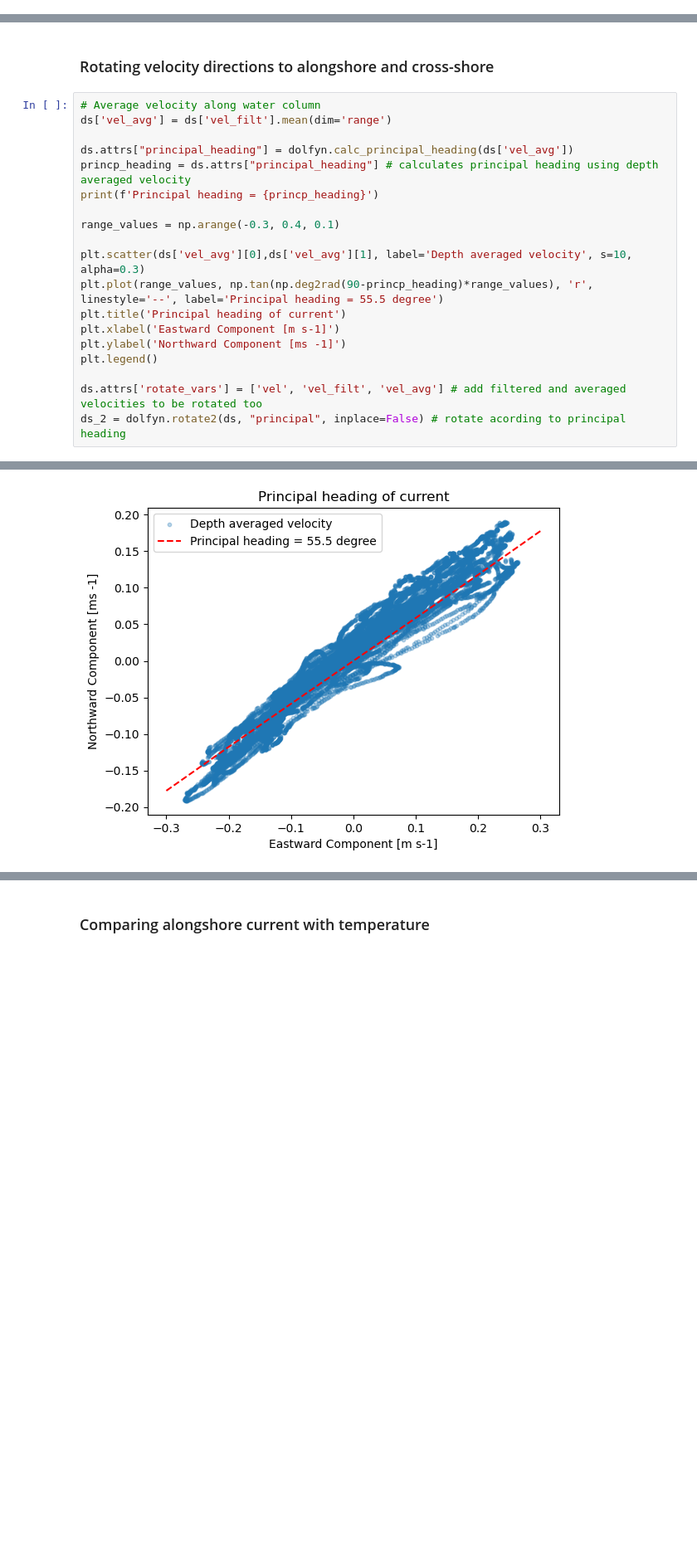
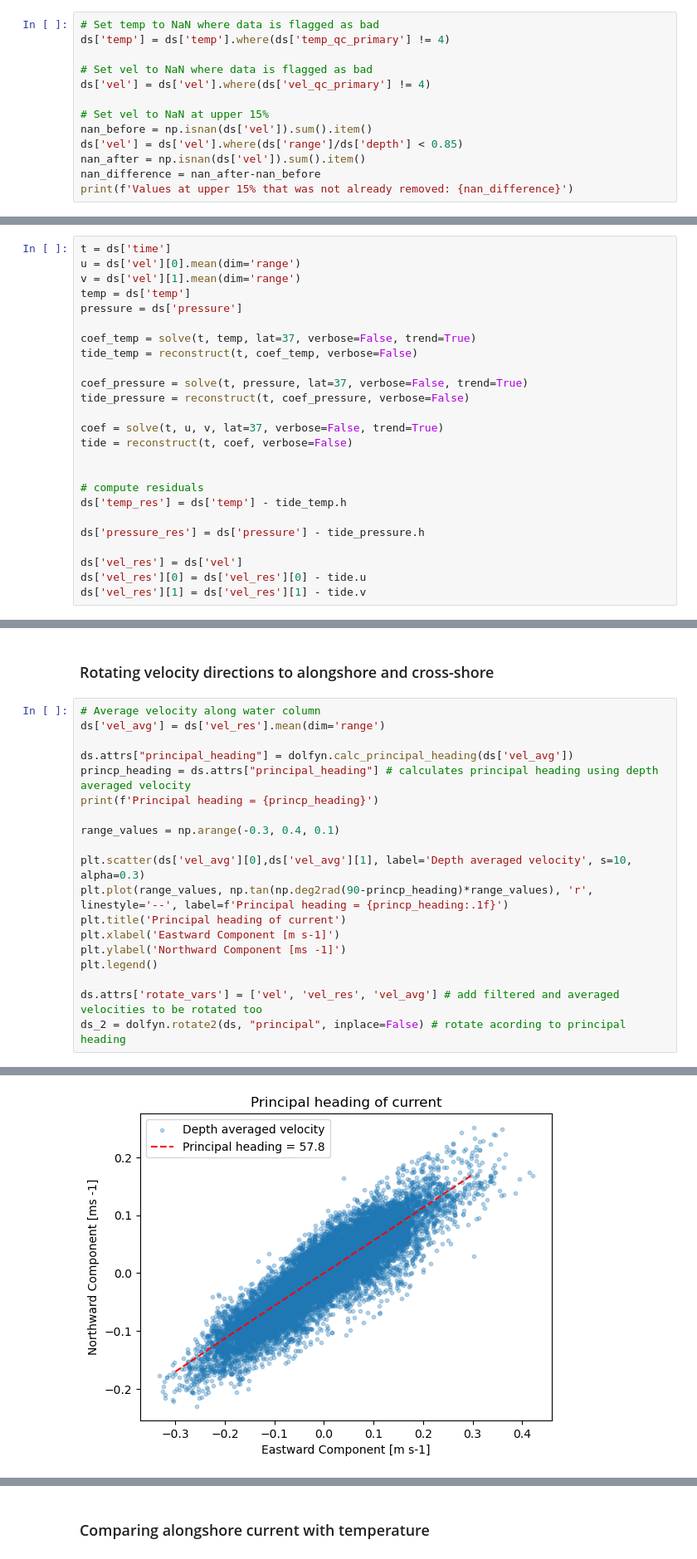
Before and after one commit to AnurovaPrykhodko/ADCP-internship, a Jupyter notebook: data_analysis.ipynb, the cells around one changed output, grey strips where cells are left out. Shown at 83% size. Cells and saved outputs as stored; diff of their text form; blank space fills up the shorter version.

Commit message:
using tidal harmonics instead of butterworth filter to remove tide

```diff
--- a/data_analysis.ipynb
+++ b/data_analysis.ipynb
@@ -304,0 +39,13 @@ plt.show()
+# %%
+# Set temp to NaN where data is flagged as bad
+ds['temp'] = ds['temp'].where(ds['temp_qc_primary'] != 4)
+
+# Set vel to NaN where data is flagged as bad
+ds['vel'] = ds['vel'].where(ds['vel_qc_primary'] != 4)
+
+# Set vel to NaN at upper 15%
+nan_before = np.isnan(ds['vel']).sum().item()
+ds['vel'] = ds['vel'].where(ds['range']/ds['depth'] < 0.85)
+nan_after = np.isnan(ds['vel']).sum().item()
+nan_difference = nan_after-nan_before
+print(f'Values at upper 15% that was not already removed: {nan_difference}')
@@ -304,0 +58,25 @@ plt.show()
+# %%
+t = ds['time']
+u = ds['vel'][0].mean(dim='range')
+v = ds['vel'][1].mean(dim='range')
+temp = ds['temp']
+pressure = ds['pressure']
+
+coef_temp = solve(t, temp, lat=37, verbose=False, trend=True)
+tide_temp = reconstruct(t, coef_temp, verbose=False)
+
+coef_pressure = solve(t, pressure, lat=37, verbose=False, trend=True)
+tide_pressure = reconstruct(t, coef_pressure, verbose=False)
+
+coef = solve(t, u, v, lat=37, verbose=False, trend=True)
+tide = reconstruct(t, coef, verbose=False)
+
+
+# compute residuals
+ds['temp_res'] = ds['temp'] - tide_temp.h
+
+ds['pressure_res'] = ds['pressure'] - tide_pressure.h
+
+ds['vel_res'] = ds['vel']
+ds['vel_res'][0] = ds['vel_res'][0] - tide.u
+ds['vel_res'][1] = ds['vel_res'][1] - tide.v
@@ -306,7 +202,7 @@ plt.show()
 ### Rotating velocity directions to alongshore and cross-shore
 # %%
 # Average velocity along water column
-ds['vel_avg'] = ds['vel_filt'].mean(dim='range')
+ds['vel_avg'] = ds['vel_res'].mean(dim='range')
 
 ds.attrs["principal_heading"] = dolfyn.calc_principal_heading(ds['vel_avg'])
 princp_heading = ds.attrs["principal_heading"] # calculates principal heading using depth averaged velocity
@@ -315,12 +211,12 @@ print(f'Principal heading = {princp_heading}')
 range_values = np.arange(-0.3, 0.4, 0.1)
 
 plt.scatter(ds['vel_avg'][0],ds['vel_avg'][1], label='Depth averaged velocity', s=10, alpha=0.3)
-plt.plot(range_values, np.tan(np.deg2rad(90-princp_heading)*range_values), 'r', linestyle='--', label='Principal heading = 55.5 degree')
+plt.plot(range_values, np.tan(np.deg2rad(90-princp_heading)*range_values), 'r', linestyle='--', label=f'Principal heading = {princp_heading:.1f}')
 plt.title('Principal heading of current')
 plt.xlabel('Eastward Component [m s-1]')
 plt.ylabel('Northward Component [ms -1]')
 plt.legend()
 
-ds.attrs['rotate_vars'] = ['vel', 'vel_filt', 'vel_avg'] # add filtered and averaged velocities to be rotated too
+ds.attrs['rotate_vars'] = ['vel', 'vel_res', 'vel_avg'] # add filtered and averaged velocities to be rotated too
 ds_2 = dolfyn.rotate2(ds, "principal", inplace=False) # rotate acording to principal heading
 # %% [output]
@@ -328 +224 @@ Principal heading = 56.3999
-[figure, old version]
+[figure, new version]
```
Also changed, not shown: parts of 39 cells of this notebook.
